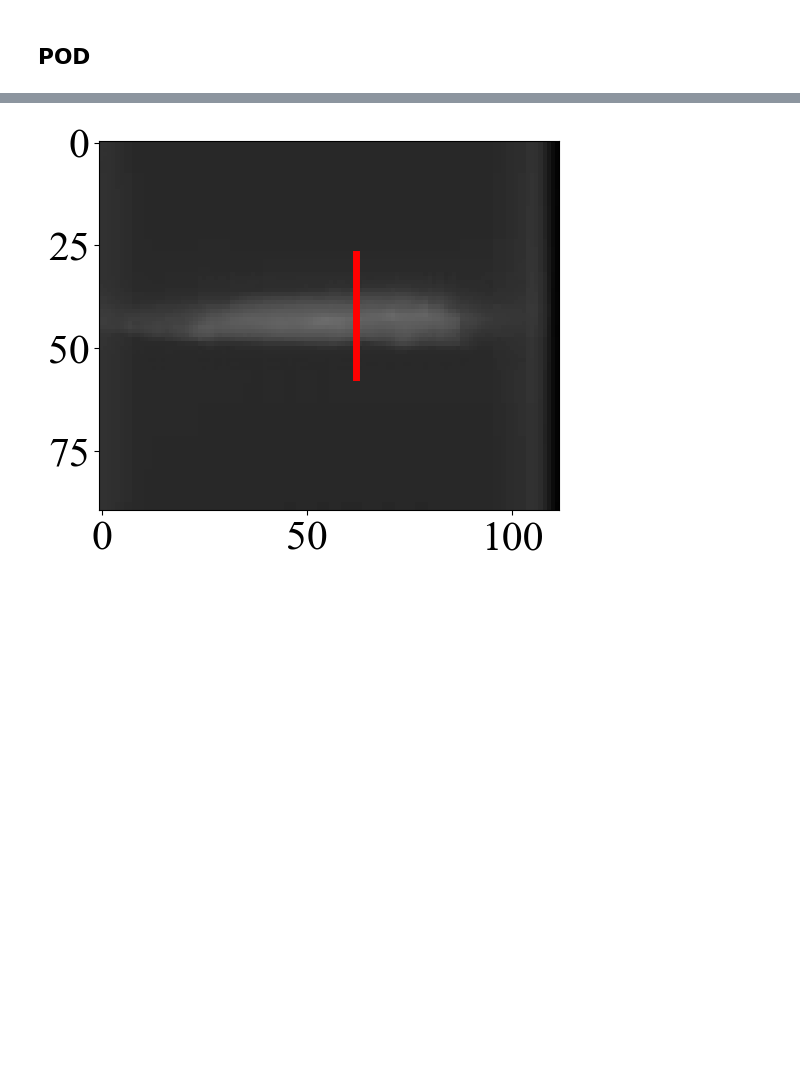
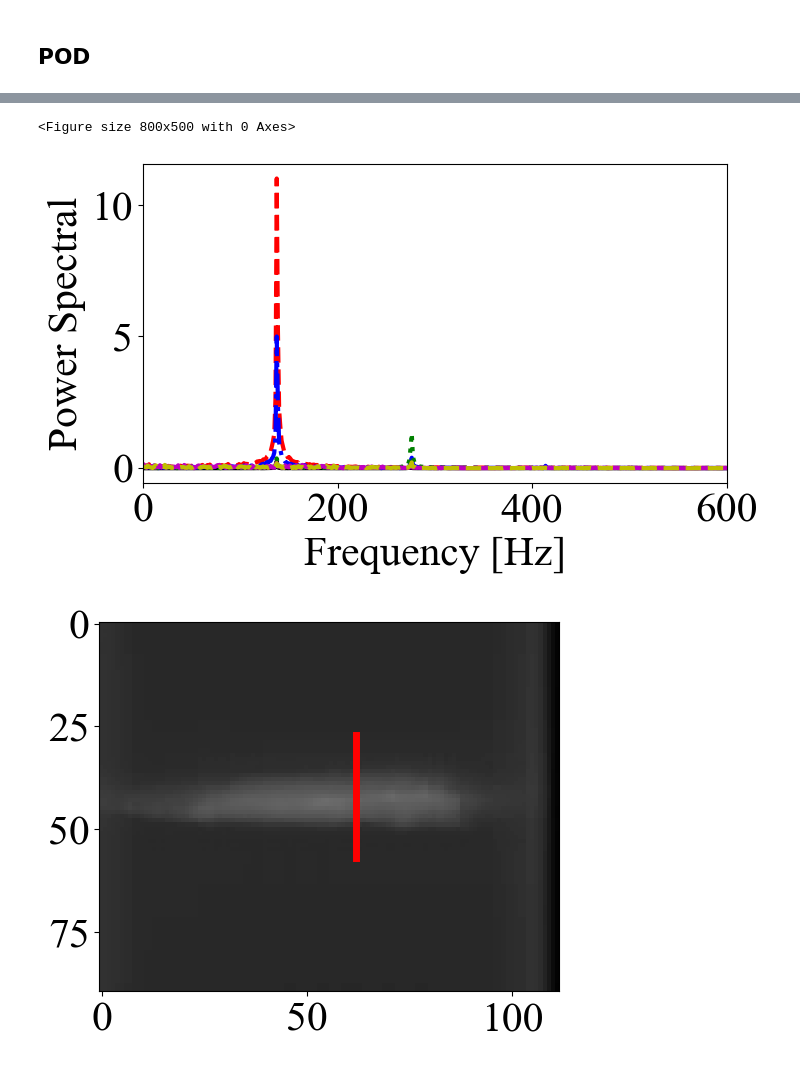
Before and after one commit to TakumiInoue0628/DDM-VFS, a Jupyter notebook: src/POD/MRI8_NVF4_10mm_0p2mmVVV.ipynb, the cells around one changed output, grey strips where cells are left out. Saved outputs shown, nothing was run; the diff lists cells and outputs as text; code cells hidden in the pictures; blank space fills up the shorter version.

```diff
--- a/src/POD/MRI8_NVF4_10mm_0p2mmVVV.ipynb
+++ b/src/POD/MRI8_NVF4_10mm_0p2mmVVV.ipynb
@@ -457,3 +517,24 @@ fig.mode_analysis(eigenvector=mode_eigenvector, component=principal_components_v
+# %%
+fig = Figure({
+            'font.family':'Times New Roman',
+            'mathtext.fontset':'stix',
+            'font.size':30,
+            })
+
+fig.power_spectra_comparison(data_list=[mic_data_pp, principal_components_vf[:, 0], principal_components_vf[:, 1], principal_components_vf[:, 2], principal_components_vf[:, 3], principal_components_vf[:, 4]],
+                             t_list=[mic_t_data_pp, video_vf_t_data_pp, video_vf_t_data_pp, video_vf_t_data_pp, video_vf_t_data_pp, video_vf_t_data_pp],
+                             linestyle_list=['-', '--', '-.', ':', '-', '--'],
+                             c_list=['k', 'r', 'b', 'g', 'm', 'y'],
+                             lw_list=[3, 3, 3, 3, 3, 3],
+                             label_list=['Mic', 'Mode1', 'Mode2', 'Mode3', 'Mode4', 'Mode5'],
+                            freq_lim=(0, 600),
+                            figsize=(8, 5),
+                            title=None, title_loc='center',
+                            xlabel='Frequency [Hz]', ylabel='Power Spectral',
+                            save_png=None, save_eps=None)
+# %% [output]
+<Figure size 800x500 with 0 Axes>
+[figure, added]
 # %%
 video_vf_data_rec = POD.inverse_transform(data=principal_components_vf[:, :10],
                                           recovering=True, recovering_conditions='fit')
```
Also changed, not shown: parts of 7 cells of this notebook.
